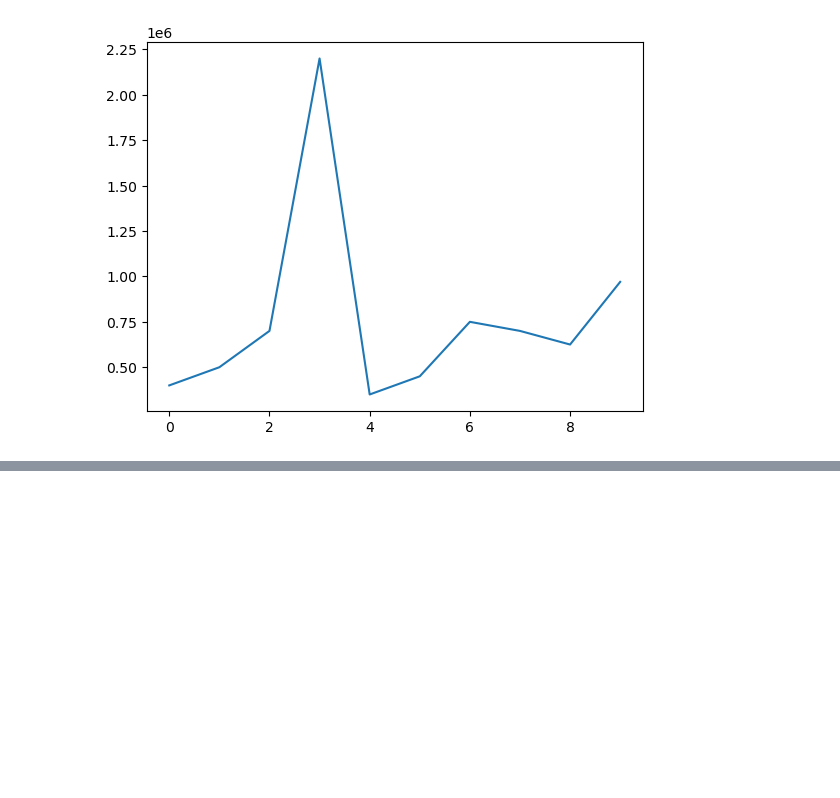
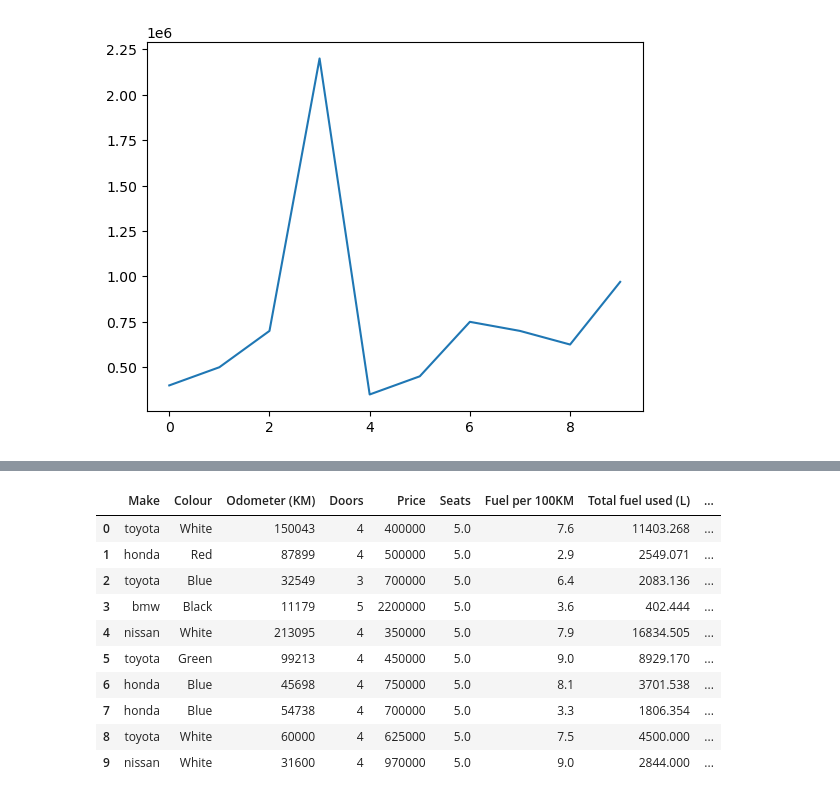
Before and after one commit to Jacobgijah/sample_project, a Jupyter notebook: intro-to-pandas.ipynb, the cells around one changed output, grey strips where cells are left out. Saved outputs shown, nothing was run; the diff lists cells and outputs as text; code cells hidden in the pictures; blank space fills up the shorter version.

```diff
--- a/intro-to-pandas.ipynb
+++ b/intro-to-pandas.ipynb
@@ -602,0 +789,7 @@ car_sales["Price"].plot()
+# %%
+# Add data on existing data. Adding new column
+# Column from series
+seats_column = pd.Series([5, 5, 5, 5, 5])
+
+# Now column called seats
+car_sales["Seats"] = seats_column
@@ -602,0 +810,4 @@ car_sales["Price"].plot()
+# %%
+# filling the NaN values with fillna()
+car_sales["Seats"].fillna(5, inplace=True)
+car_sales
@@ -602,0 +826,5 @@ car_sales["Price"].plot()
+# %%
+#  python list are similar to pd.Series
+# column for python list
+fuel_economy = [7.6, 2.9, 6.4, 3.6, 7.9, 9.0, 8.1, 3.3, 7.5, 9.0]
+car_sales["Fuel per 100KM"] = fuel_economy
@@ -602,0 +845,4 @@ car_sales["Price"].plot()
+# %%
+# add column from existing columns
+car_sales["Total fuel used (L)"] = car_sales["Odometer (KM)"]/100 * car_sales["Fuel per 100KM"]
+car_sales
@@ -602,0 +861,16 @@ car_sales["Price"].plot()
+# %%
+# create a column from a single value
+car_sales["Wheels"] = 4
+car_sales
+# %% [output]
+|  | Make | Colour | Odometer (KM) | Doors | Price | Seats | Fuel per 100KM | Total fuel used (L) | ... |
+| 0 | toyota | White | 150043 | 4 | 400000 | 5.0 | 7.6 | 11403.268 | ... |
+| 1 | honda | Red | 87899 | 4 | 500000 | 5.0 | 2.9 | 2549.071 | ... |
+| 2 | toyota | Blue | 32549 | 3 | 700000 | 5.0 | 6.4 | 2083.136 | ... |
+| 3 | bmw | Black | 11179 | 5 | 2200000 | 5.0 | 3.6 | 402.444 | ... |
+| 4 | nissan | White | 213095 | 4 | 350000 | 5.0 | 7.9 | 16834.505 | ... |
+| 5 | toyota | Green | 99213 | 4 | 450000 | 5.0 | 9.0 | 8929.170 | ... |
+| 6 | honda | Blue | 45698 | 4 | 750000 | 5.0 | 8.1 | 3701.538 | ... |
+| 7 | honda | Blue | 54738 | 4 | 700000 | 5.0 | 3.3 | 1806.354 | ... |
+| 8 | toyota | White | 60000 | 4 | 625000 | 5.0 | 7.5 | 4500.000 | ... |
+| 9 | nissan | White | 31600 | 4 | 970000 | 5.0 | 9.0 | 2844.000 | ... |
```
Also changed, not shown: parts of 38 cells of this notebook, 4 other files.
